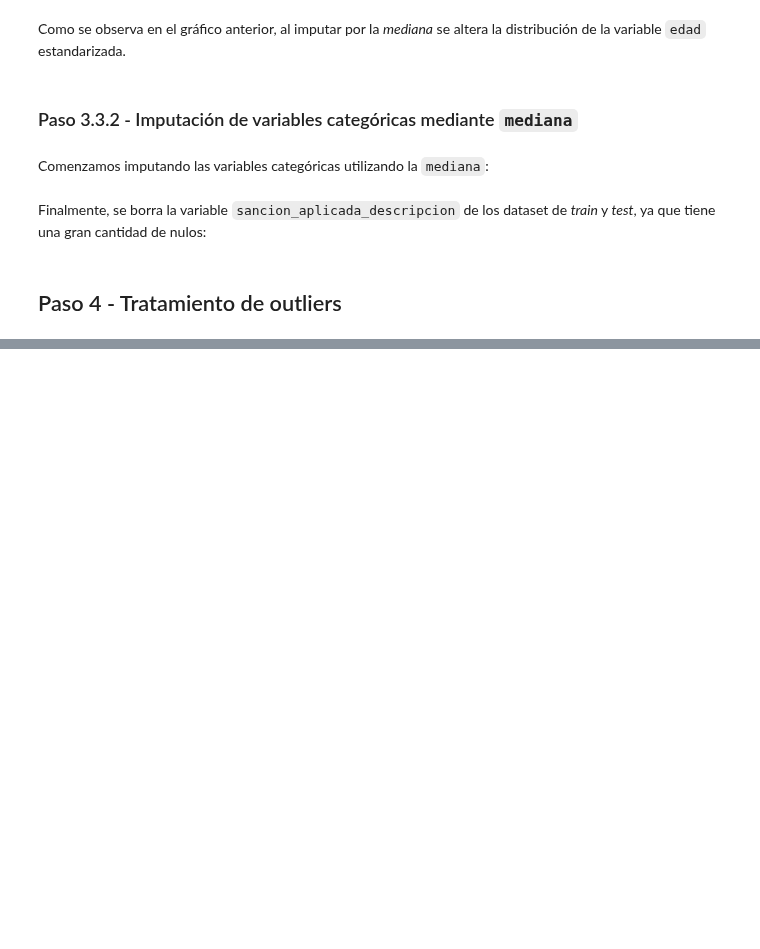
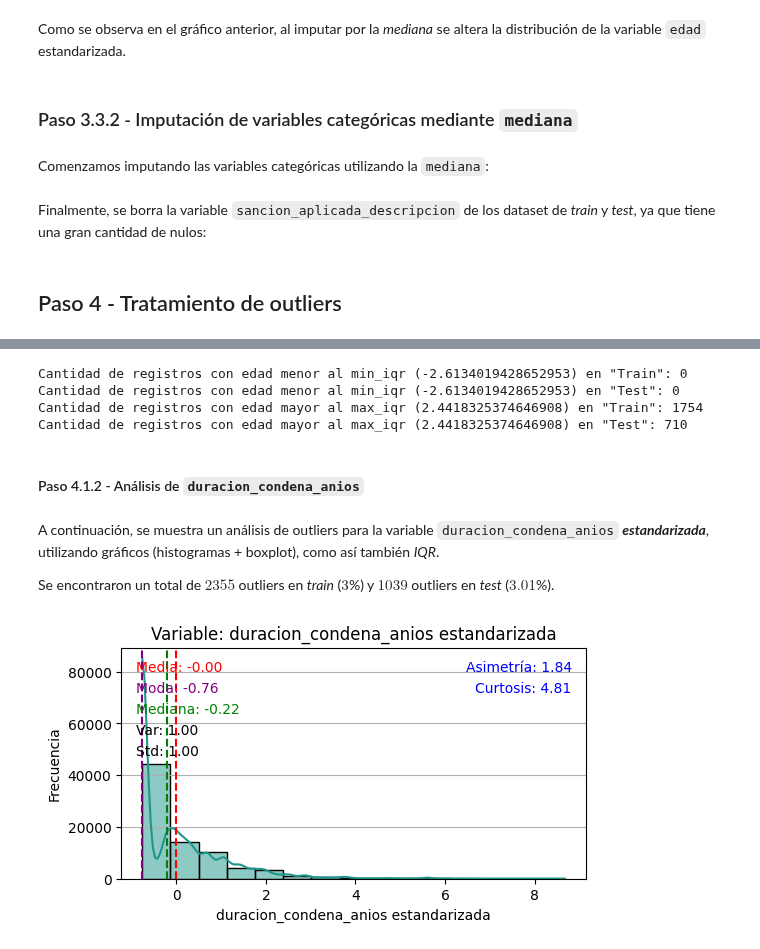
Before and after one commit to gasper-az/CEIA_Analisis_de_datos, a Jupyter notebook: trabajos_practicos/resolucion_tp_02/tp_02.ipynb, the cells around one changed output, grey strips where cells are left out. Cells and saved outputs as stored; diff of their text form; code cells hidden in the pictures; blank space fills up the shorter version.

```diff
--- a/trabajos_practicos/resolucion_tp_02/tp_02.ipynb
+++ b/trabajos_practicos/resolucion_tp_02/tp_02.ipynb
@@ -662,0 +729,27 @@ X_test.drop(columns=["sancion_aplicada_descripcion"], inplace=True)
+# %%
+mask_edad_menor_min_iqr_train = X_train[const_edad] <= min_iqr
+mask_edad_mayor_miax_iqr_train = X_train[const_edad] >= max_iqr
+
+mask_edad_menor_min_iqr_test = X_test[const_edad] <= min_iqr
+mask_edad_mayor_miax_iqr_test = X_test[const_edad] >= max_iqr
+
+print(f"Cantidad de registros con edad menor al min_iqr ({min_iqr}) en \"Train\": {len(X_train[mask_edad_menor_min_iqr_train])}")
+print(f"Cantidad de registros con edad menor al min_iqr ({min_iqr}) en \"Test\": {len(X_test[mask_edad_menor_min_iqr_test])}")
+
+print(f"Cantidad de registros con edad mayor al max_iqr ({max_iqr}) en \"Train\": {len(X_train[mask_edad_mayor_miax_iqr_train])}")
+print(f"Cantidad de registros con edad mayor al max_iqr ({max_iqr}) en \"Test\": {len(X_test[mask_edad_mayor_miax_iqr_test])}")
+# %% [output]
+Cantidad de registros con edad menor al min_iqr (-2.6134019428652953) en "Train": 0
+Cantidad de registros con edad menor al min_iqr (-2.6134019428652953) en "Test": 0
+Cantidad de registros con edad mayor al max_iqr (2.4418325374646908) en "Train": 1754
+Cantidad de registros con edad mayor al max_iqr (2.4418325374646908) en "Test": 710
+# %% [markdown]
+#### Paso 4.1.2 - Análisis de `duracion_condena_anios`
+# %% [markdown]
+A continuación, se muestra un análisis de outliers para la variable `duracion_condena_anios` ***estandarizada***, utilizando gráficos (histogramas + boxplot), como así también *IQR*.
+
+Se encontraron un total de $2355$ outliers en *train* ($3$%) y $1039$ outliers en *test* ($3.01$%).
+# %%
+plot_histograma(X_train, "duracion_condena_anios", mvd= True, snk=True, xlabel="duracion_condena_anios estandarizada")
+# %% [output]
+[figure, added]
```
Also changed, not shown: parts of 20 cells of this notebook.
